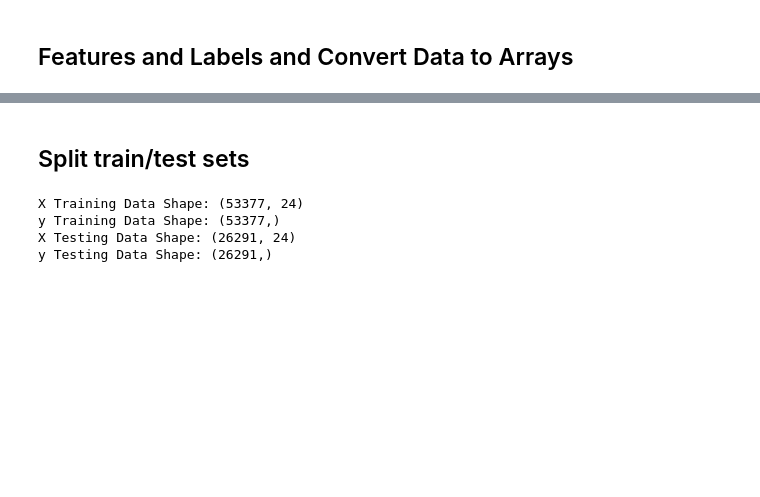
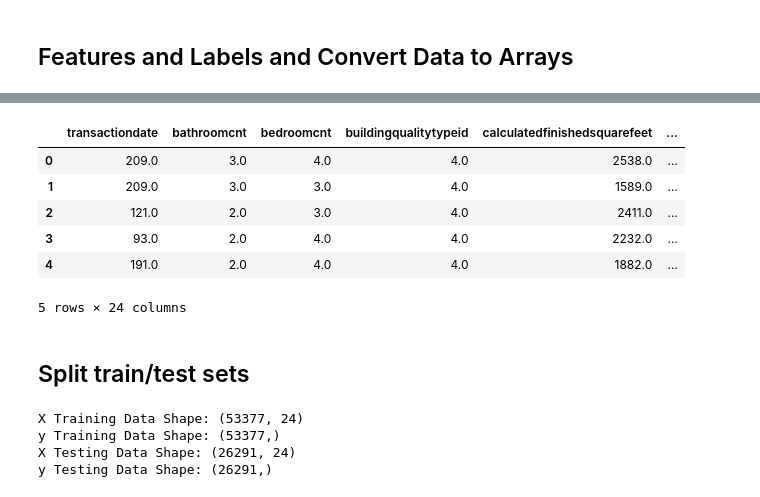
Before and after one commit to wisamb/ZillowHomeValuation, a Jupyter notebook: 11_Models_MLP.ipynb, the cells around one changed output, grey strips where cells are left out. Cells and saved outputs as stored; diff of their text form; code cells hidden in the pictures; blank space fills up the shorter version.

```diff
--- a/11_Models_MLP.ipynb
+++ b/11_Models_MLP.ipynb
@@ -37,3 +64,13 @@ The shape of our features is: (79668, 24)
+# %%
+X.head()
+# %% [output]
+|  | transactiondate | bathroomcnt | bedroomcnt | buildingqualitytypeid | calculatedfinishedsquarefeet | ... |
+| 0 | 209.0 | 3.0 | 4.0 | 4.0 | 2538.0 | ... |
+| 1 | 209.0 | 3.0 | 3.0 | 4.0 | 1589.0 | ... |
+| 2 | 121.0 | 2.0 | 3.0 | 4.0 | 2411.0 | ... |
+| 3 | 93.0 | 2.0 | 4.0 | 4.0 | 2232.0 | ... |
+| 4 | 191.0 | 2.0 | 4.0 | 4.0 | 1882.0 | ... |
+5 rows × 24 columns
 # %% [markdown]
 ## Split train/test sets
 # %%
```
Also changed, not shown: parts of 11 cells of this notebook.
